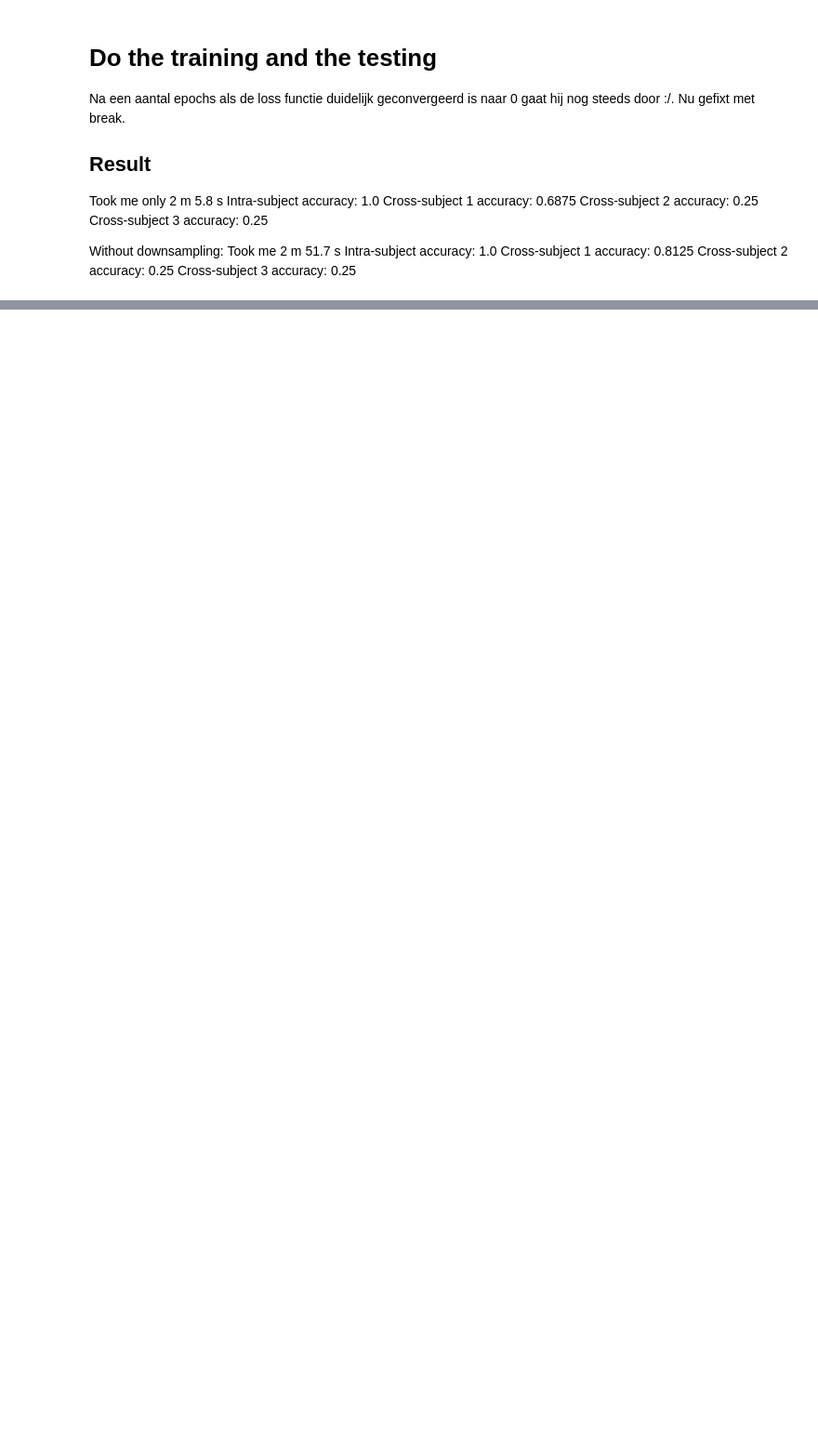
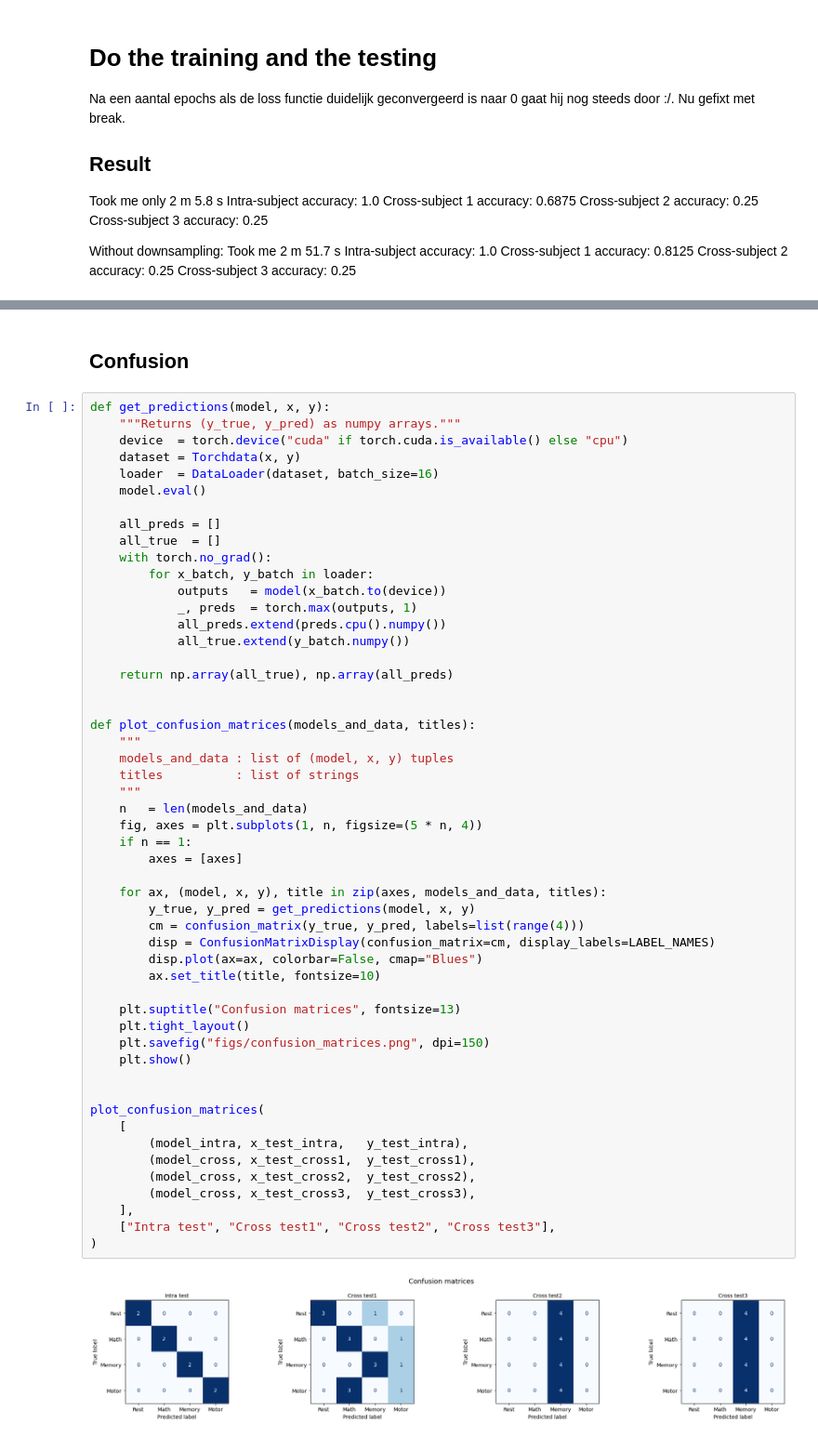
Before and after one commit to letimrgb/DeepLearning, a Jupyter notebook: Project2/project2.ipynb, the cells around one changed output, grey strips where cells are left out. Shown at 93% size. Cells and saved outputs as stored; diff of their text form; blank space fills up the shorter version.

```diff
--- a/Project2/project2.ipynb
+++ b/Project2/project2.ipynb
@@ -278,0 +399,56 @@ Cross-subject 3 accuracy: 0.25
+# %% [markdown]
+## Confusion
+# %%
+def get_predictions(model, x, y):
+    """Returns (y_true, y_pred) as numpy arrays."""
+    device  = torch.device("cuda" if torch.cuda.is_available() else "cpu")
+    dataset = Torchdata(x, y)
+    loader  = DataLoader(dataset, batch_size=16)
+    model.eval()
+
+    all_preds = []
+    all_true  = []
+    with torch.no_grad():
+        for x_batch, y_batch in loader:
+            outputs   = model(x_batch.to(device))
+            _, preds  = torch.max(outputs, 1)
+            all_preds.extend(preds.cpu().numpy())
+            all_true.extend(y_batch.numpy())
+
+    return np.array(all_true), np.array(all_preds)
+
+
+def plot_confusion_matrices(models_and_data, titles):
+    """
+    models_and_data : list of (model, x, y) tuples
+    titles          : list of strings
+    """
+    n   = len(models_and_data)
+    fig, axes = plt.subplots(1, n, figsize=(5 * n, 4))
+    if n == 1:
+        axes = [axes]
+
+    for ax, (model, x, y), title in zip(axes, models_and_data, titles):
+        y_true, y_pred = get_predictions(model, x, y)
+        cm = confusion_matrix(y_true, y_pred, labels=list(range(4)))
+        disp = ConfusionMatrixDisplay(confusion_matrix=cm, display_labels=LABEL_NAMES)
+        disp.plot(ax=ax, colorbar=False, cmap="Blues")
+        ax.set_title(title, fontsize=10)
+
+    plt.suptitle("Confusion matrices", fontsize=13)
+    plt.tight_layout()
+    plt.savefig("figs/confusion_matrices.png", dpi=150)
+    plt.show()
+
+
+plot_confusion_matrices(
+    [
+        (model_intra, x_test_intra,   y_test_intra),
+        (model_cross, x_test_cross1,  y_test_cross1),
+        (model_cross, x_test_cross2,  y_test_cross2),
+        (model_cross, x_test_cross3,  y_test_cross3),
+    ],
+    ["Intra test", "Cross test1", "Cross test2", "Cross test3"],
+)
+# %% [output]
+[figure, added]
```
Also changed, not shown: parts of 19 cells of this notebook, 1 other file.
